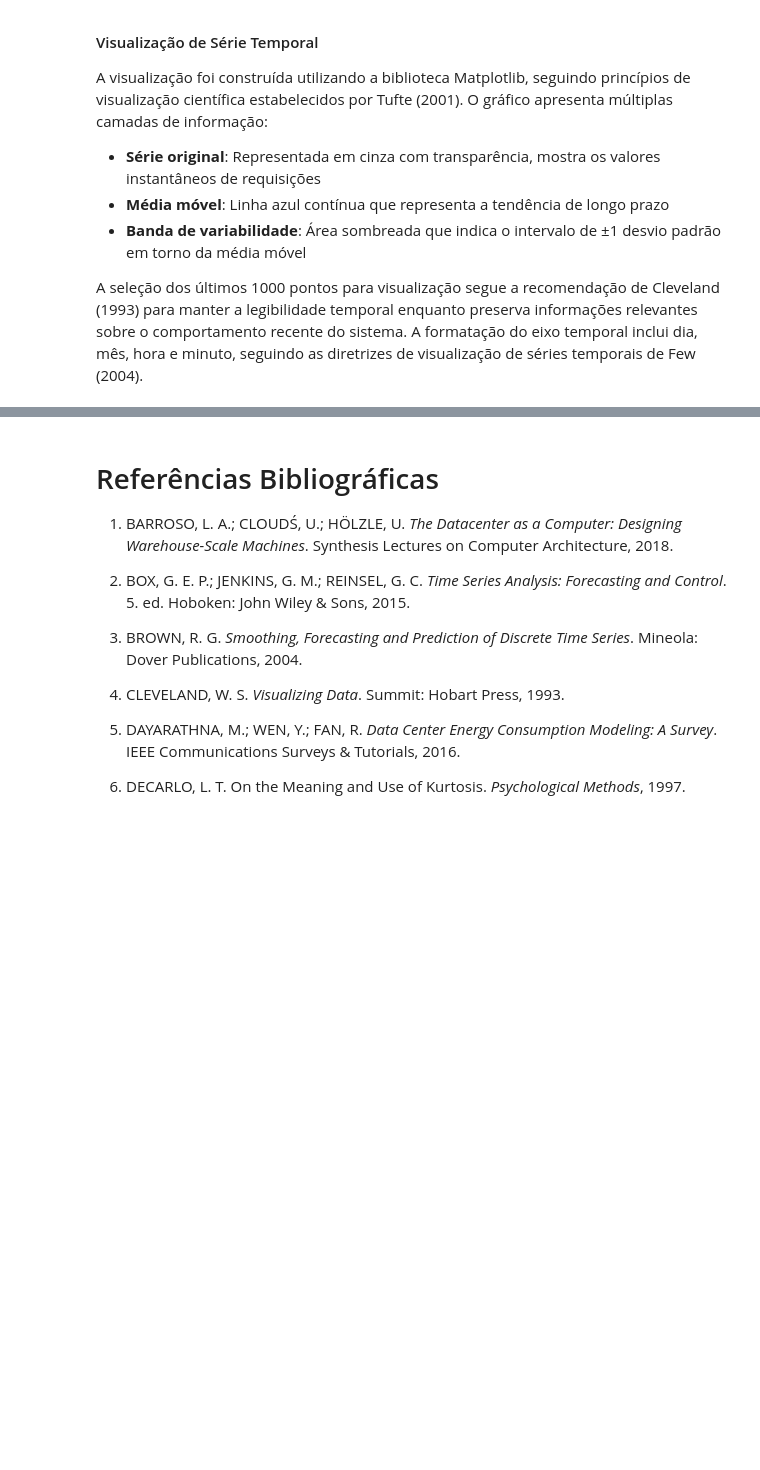
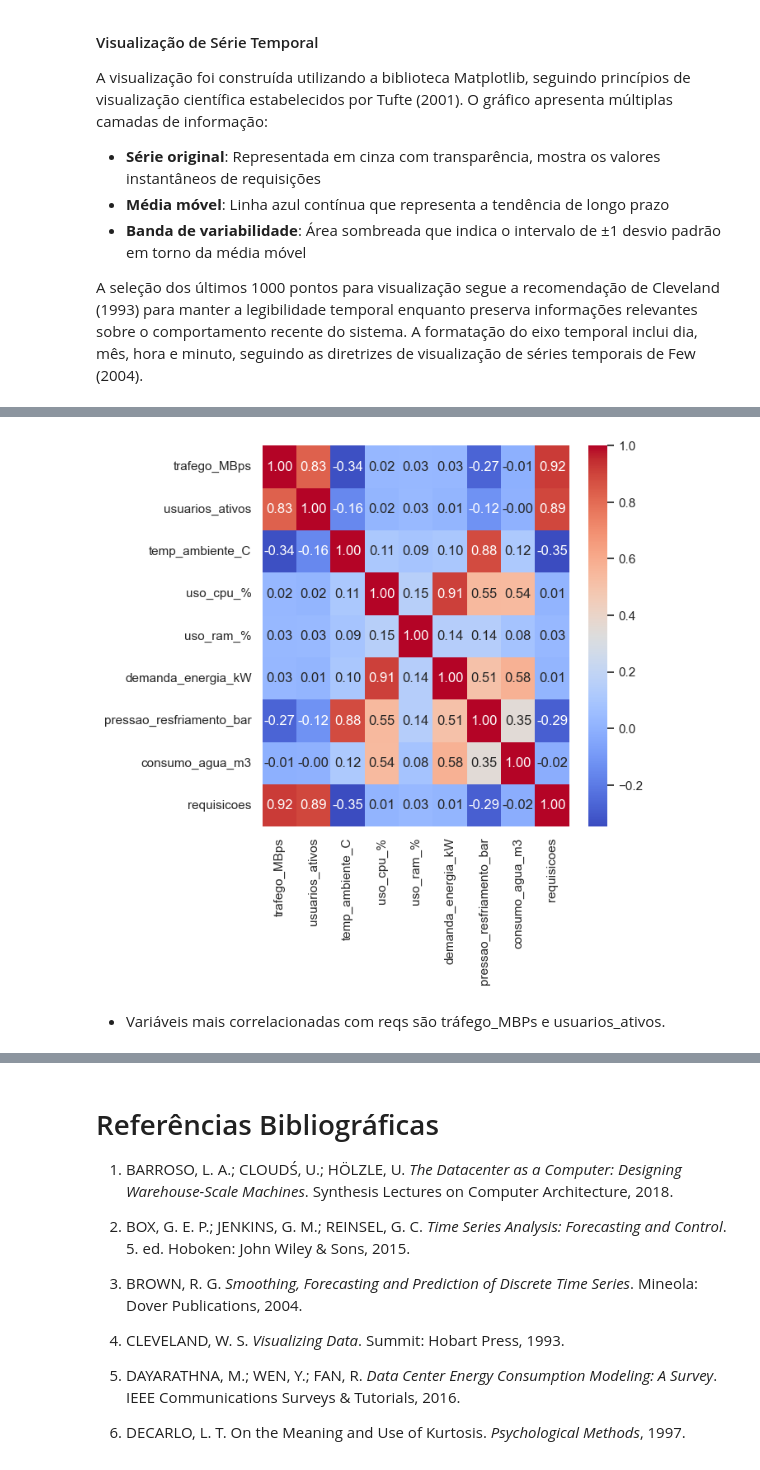
Before and after one commit to VKLac/-MAI5003-G1_Prob_Estatistica, a Jupyter notebook: 3-analise-exploratoria.ipynb, the cells around one changed output, grey strips where cells are left out. Cells and saved outputs as stored; diff of their text form; code cells hidden in the pictures; blank space fills up the shorter version.

```diff
--- a/3-analise-exploratoria.ipynb
+++ b/3-analise-exploratoria.ipynb
@@ -314,0 +386,11 @@ As áreas sombreadas indicam o intervalo de variação esperada para as requisi
+# %%
+corr_df = features.copy()
+corr_df.append("requisicoes")
+
+plt.figure(figsize=(6, 6))
+sns.heatmap(df[corr_df].corr(), annot=True, cmap="coolwarm", fmt=".2f", cbar=True)
+plt.show()
+# %% [output]
+[figure, added]
+# %% [markdown]
+- Variáveis mais correlacionadas com reqs são tráfego_MBPs e usuarios_ativos.
```
Also changed, not shown: parts of 13 cells of this notebook.
